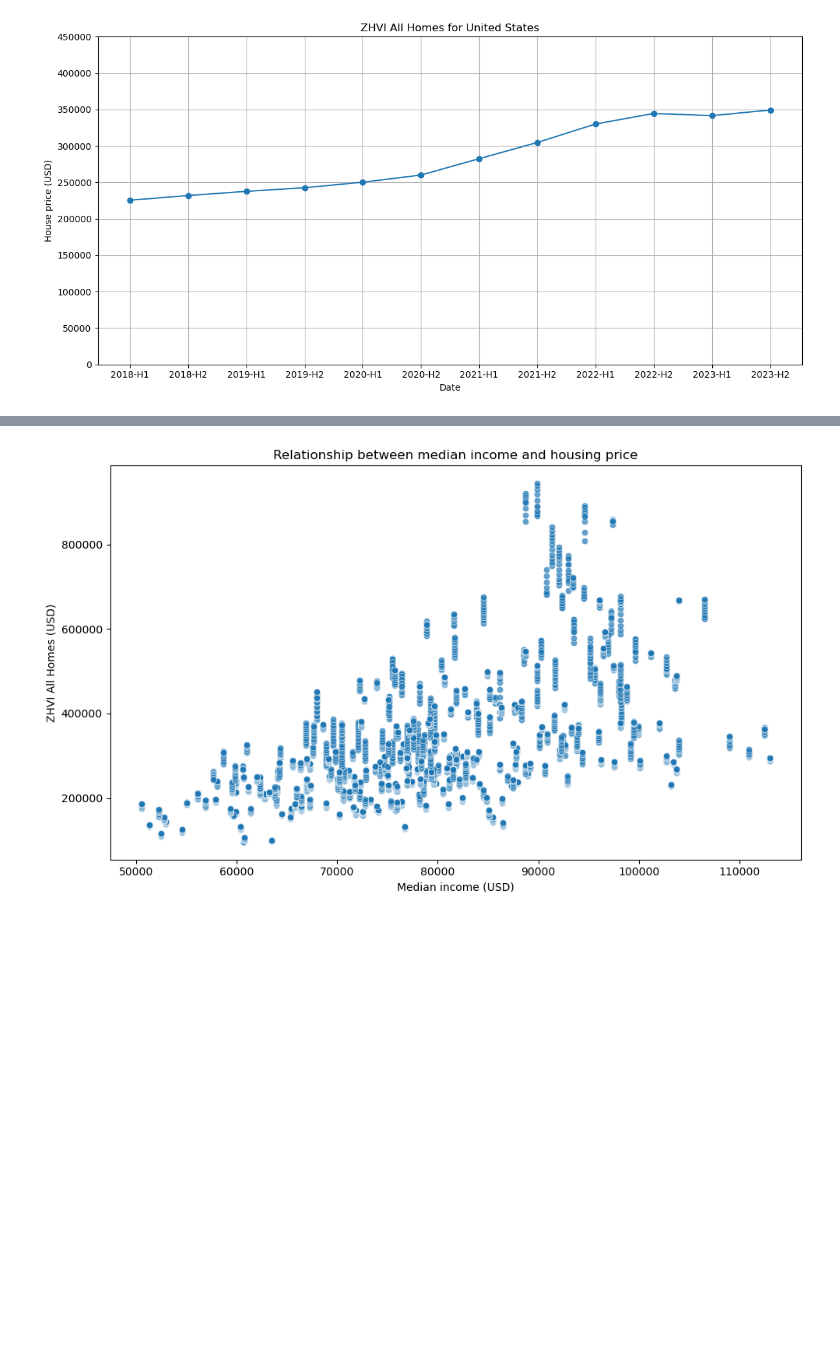
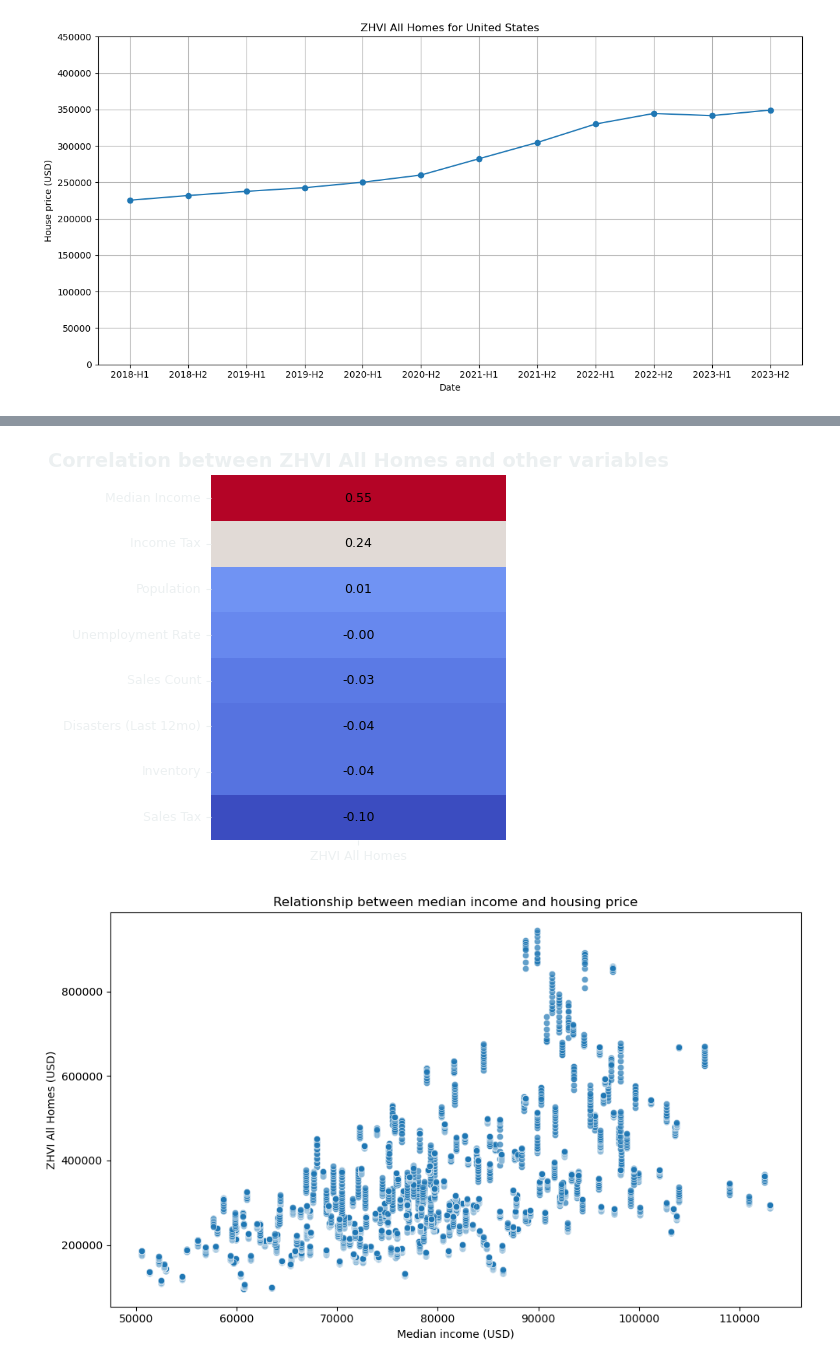
Before and after one commit to vladmisonh/nss-capstone-project, a Jupyter notebook: notebook/06_plots.ipynb, the cells around one changed output, grey strips where cells are left out. Cells and saved outputs as stored; diff of their text form; code cells hidden in the pictures; blank space fills up the shorter version.

```diff
--- a/notebook/06_plots.ipynb
+++ b/notebook/06_plots.ipynb
@@ -83,3 +47,63 @@ plt.show()
+# %%
+label_dict = {
+    "sales_count_sfr": "Sales Count",
+    "inventory_sfr": "Inventory",
+    "unemployment_rate": "Unemployment Rate",
+    "median_income": "Median Income",
+    "population": "Population",
+    "sales_tax": "Sales Tax",
+    "income_tax": "Income Tax",
+    "num_major_disasters_last_12mo": "Disasters (Last 12mo)"
+}
+
+numeric_cols = [
+    "zhvi_all_homes", "sales_count_sfr", "inventory_sfr",
+    "unemployment_rate", "median_income", "population",
+    "sales_tax", "income_tax", "num_major_disasters_last_12mo"
+]
+
+corr_matrix = df[numeric_cols].corr()
+target_corr = corr_matrix["zhvi_all_homes"].drop("zhvi_all_homes").sort_values(ascending=False)
+
+yticklabels = [label_dict.get(var, var) for var in target_corr.index]
+xticklabels = ["ZHVI All Homes"]
+
+dpi = 100
+figsize = (381 / dpi, 474 / dpi)
+
+fig, ax = plt.subplots(figsize=figsize, dpi=dpi)
+
+sns.heatmap(
+    target_corr.to_frame(),
+    annot=True,
+    annot_kws={"color": "#000000", "fontsize": 9},
+    cmap="coolwarm",
+    fmt=".2f",
+    cbar=False,
+    yticklabels=yticklabels,
+    xticklabels=xticklabels,
+    ax=ax
+)
+
+ax.set_facecolor("none")
+fig.patch.set_alpha(0)
+
+ax.set_title(
+    "Correlation between ZHVI All Homes and other variables",
+    fontsize=14,
+    color="#ECF0F1",
+    fontweight="bold"
+)
+
+ax.set_xlabel("")
+ax.set_ylabel("")
+
+ax.tick_params(colors="#ECF0F1", labelsize=9)
+
+plt.savefig("../visuals/correlation_across_variables.png", dpi=dpi, bbox_inches='tight', transparent=True)
+plt.show()
+# %% [output]
+[figure, added]
 # %%
 plt.figure(figsize=(10, 6))
 sns.scatterplot(data=df, x="median_income", y="zhvi_all_homes", alpha=0.7)
```
Also changed, not shown: parts of 1 cell of this notebook, 2 other files.
